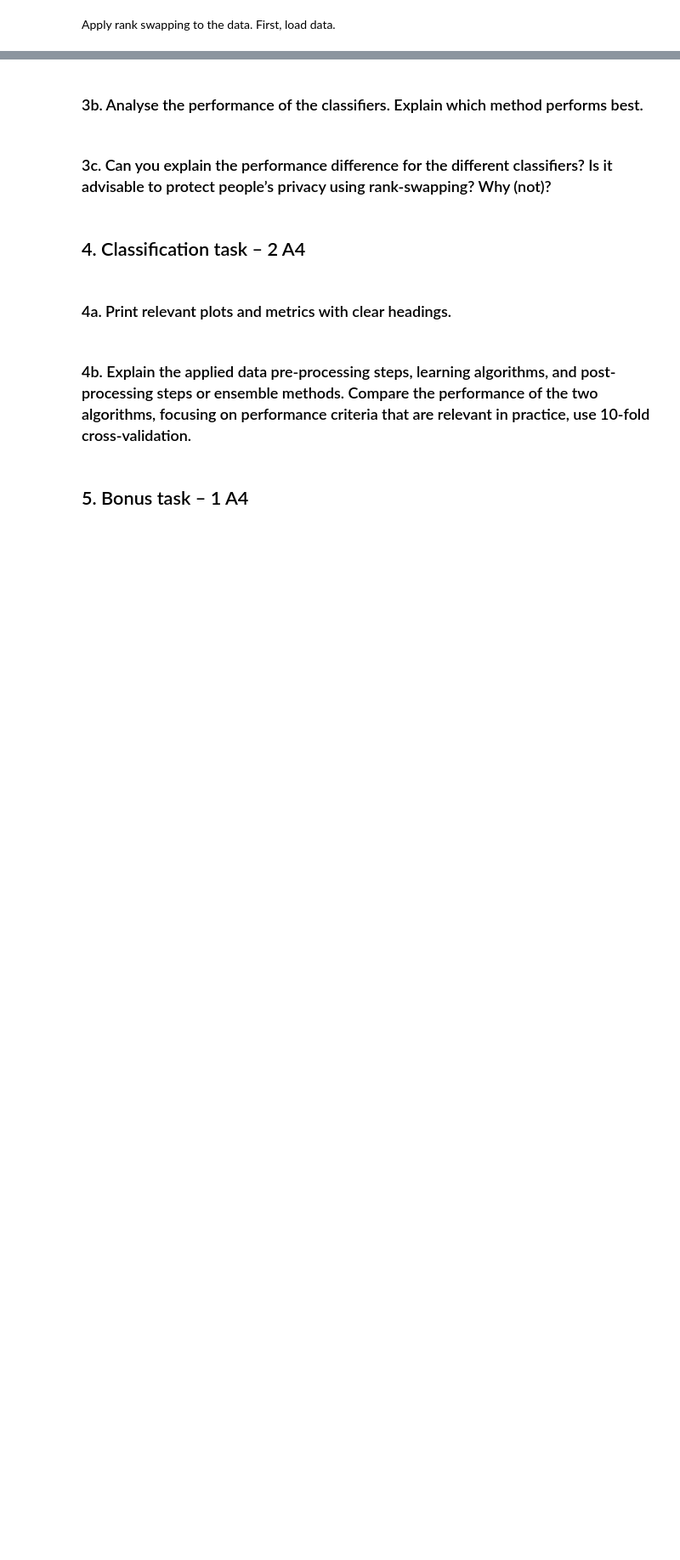
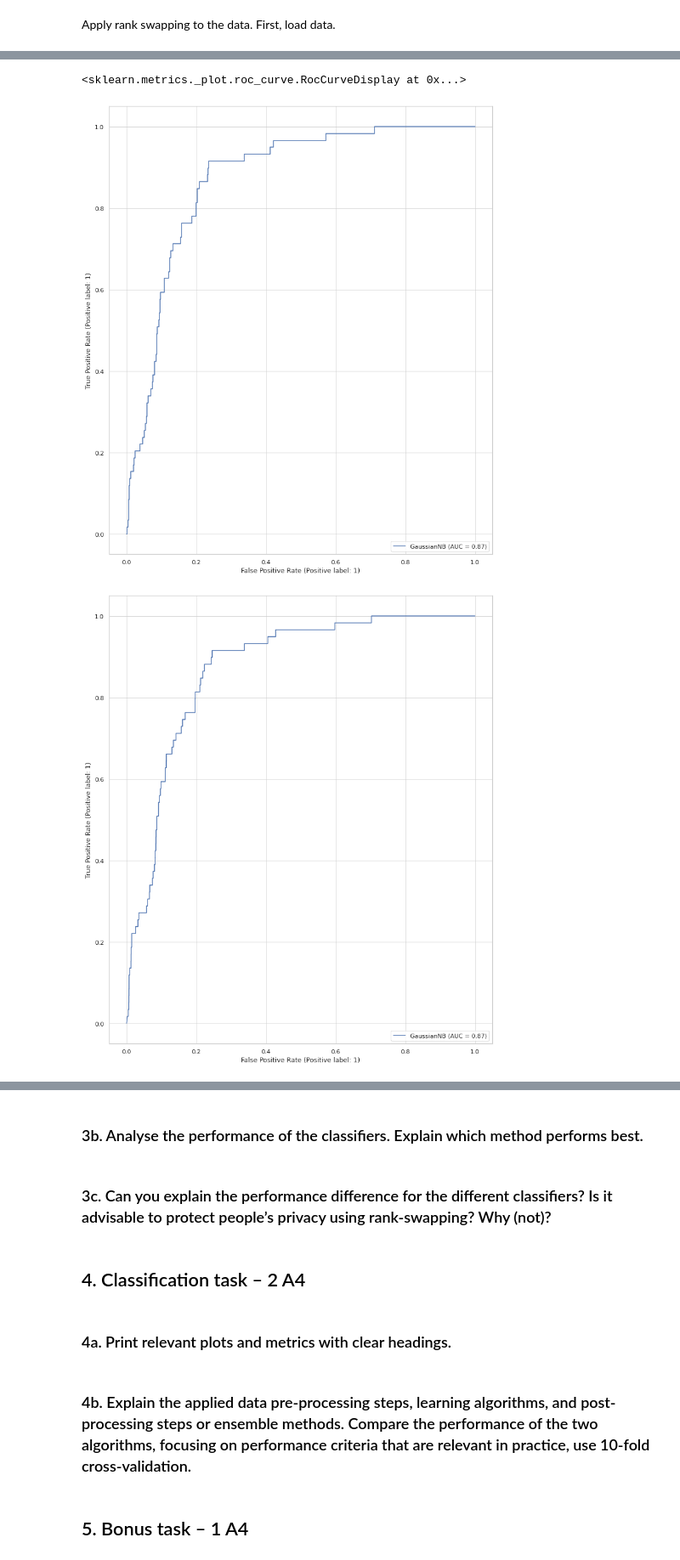
Before and after one commit to CarlosChu-c/CiberSecurityLab, a Jupyter notebook: lab1/Lab1-2021.ipynb, the cells around one changed output, grey strips where cells are left out. Shown at 85% size. Drawn from its saved outputs; the diff is of its cells as text; code cells hidden in the pictures; blank space fills up the shorter version.

Commit message:
Rank swapping code done.

```diff
--- a/lab1/Lab1-2021.ipynb
+++ b/lab1/Lab1-2021.ipynb
@@ -375,7 +375,7 @@ def rank_swapping(df, columns, p=1):
   print("Rank Swapping with the range of " + str(p) + "%")
 
   total_len = len(df_)
-  swap_range = p * total_len // 100
+  swap_range = int(p * total_len // 100)
   # print("swap_range :" + str(swap_range))
 
   for col in columns:
@@ -399,10 +399,5 @@ def rank_swapping(df, columns, p=1):
     # update the swapping to the dataframe
     df_[col] = values
 
+  print("rank swapping finished!")
   return df_
-
-test_df = pd.DataFrame(dict(age=[4,5,6,7,8],
-             born=[1111,33,1999,2000,3000]))
-cols = ['age', 'born']
-df_ = rank_swapping(test_df, cols, 10)
-df_
@@ -421,15 +406,25 @@ Apply rank swapping to the data.
 First, load data.
 # %%
 data_src = pd.read_csv(os.path.join('data', 'train_data.csv'))
-data_src = data_preprocessing(df_src)
+data_src = data_preprocessing(data_src)
 
-#drop deprecated columns
+# split dataset
+  #drop deprecated columns
 data_src = data_src.drop(columns=['Id','amount', 'accountcode_cc', 'countries_equal'])
 label_src = data_src['label']
 data_src = data_src.drop(columns=['label'])
 X_train, X_test, y_train, y_test = train_test_split(data_src, label_src, test_size=0.2)
 
+#SMOTE the data
 from imblearn.over_sampling import SMOTE
-
 sm = SMOTE(random_state = 42)
 X_train, y_train = sm.fit_resample(X_train, y_train)
+
+#Apply rank swapping
+X_train_swapped, y_train_swapped = X_train.copy(), y_train.copy()
+X_train_swapped['label'] = y_train_swapped.copy()
+
+  # 1% surrounding records may be swapped
+X_train_swapped = rank_swapping(X_train_swapped, ['amount_eur'], p=10)
+y_train_swapped = X_train_swapped['label'].copy()
+X_train_swapped.drop(columns=['label'], inplace=True)
@@ -437,0 +438,13 @@ Similar to previous parts, in this part we are using ``metrics.plot_roc_curve``
+# %%
+from sklearn.naive_bayes import GaussianNB
+from sklearn.metrics import RocCurveDisplay
+clf = GaussianNB()
+
+clf.fit(X_train, y_train)
+print("unswapped")
+RocCurveDisplay.from_estimator(clf, X_test, y_test)
+
+print("swapped, p = 1")
+clf.fit(X_train_swapped, y_train_swapped)
+RocCurveDisplay.from_estimator(clf, X_test, y_test)
+# %% [output]
@@ -437,0 +453,3 @@ Similar to previous parts, in this part we are using ``metrics.plot_roc_curve``
+<sklearn.metrics._plot.roc_curve.RocCurveDisplay at 0x...>
+[figure, added]
+[figure, added]
```
Also changed, not shown: parts of 11 cells of this notebook.
